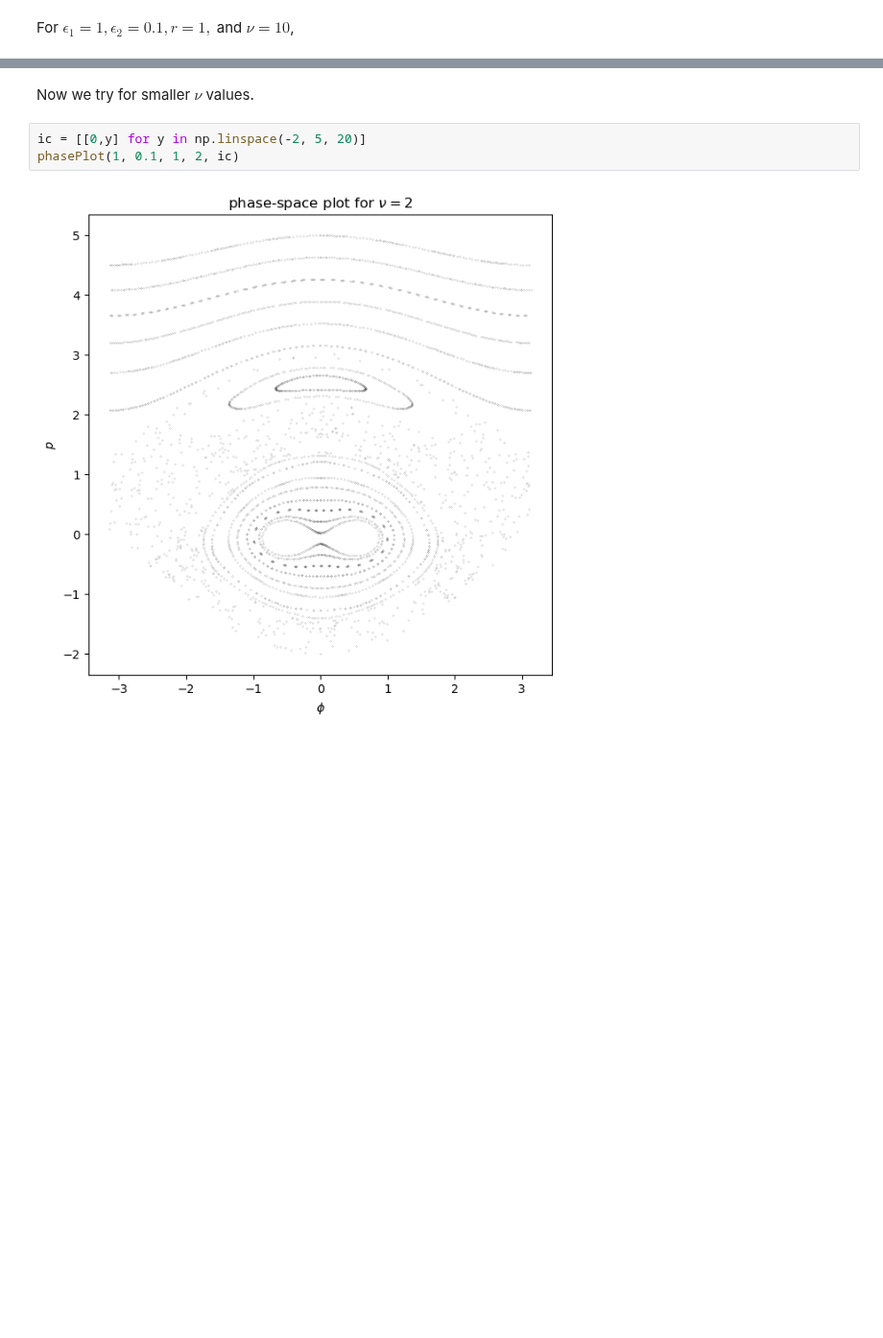
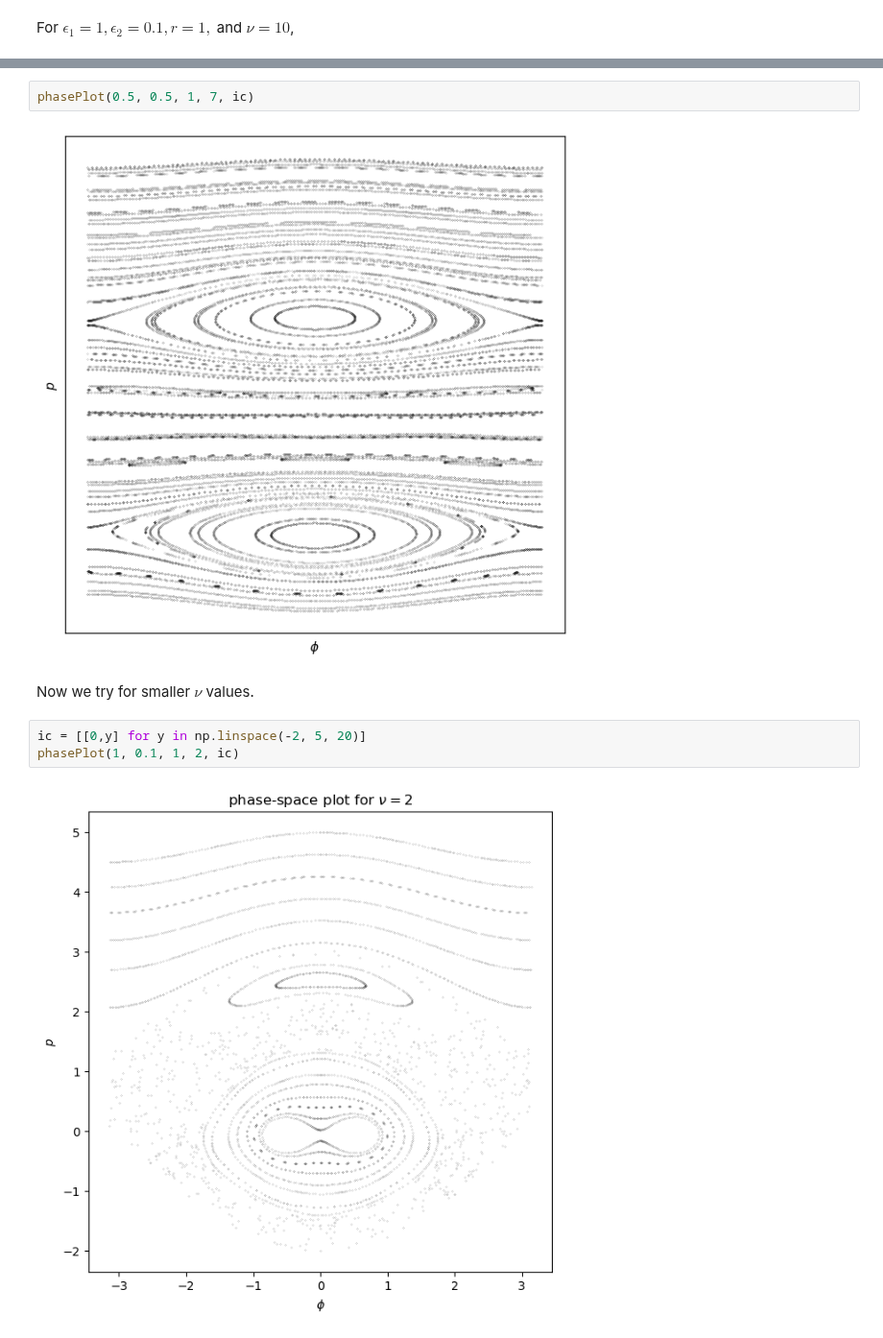
Before and after one commit to EritasY/Chaos, a Jupyter notebook: Hamiltonian.ipynb, the cells around one changed output, grey strips where cells are left out. Shown at 96% size. Saved outputs shown, nothing was run; the diff lists cells and outputs as text; blank space fills up the shorter version.

```diff
--- a/Hamiltonian.ipynb
+++ b/Hamiltonian.ipynb
@@ -52,3 +54,7 @@ phasePlot(1, 0.5, 1, 10, ic)
+# %%
+phasePlot(0.5, 0.5, 1, 7, ic)
+# %% [output]
+[figure, added]
 # %% [markdown]
 Now we try for smaller $\nu$ values.
 # %%
```
Also changed, not shown: parts of 3 cells of this notebook, 6 other files.
